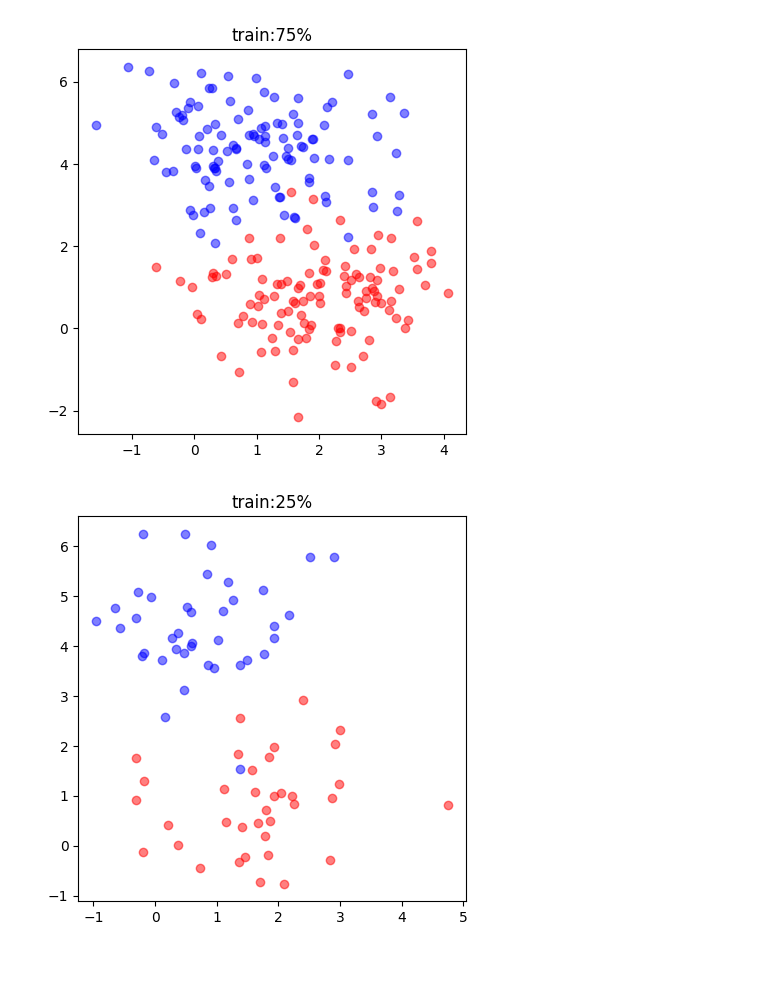
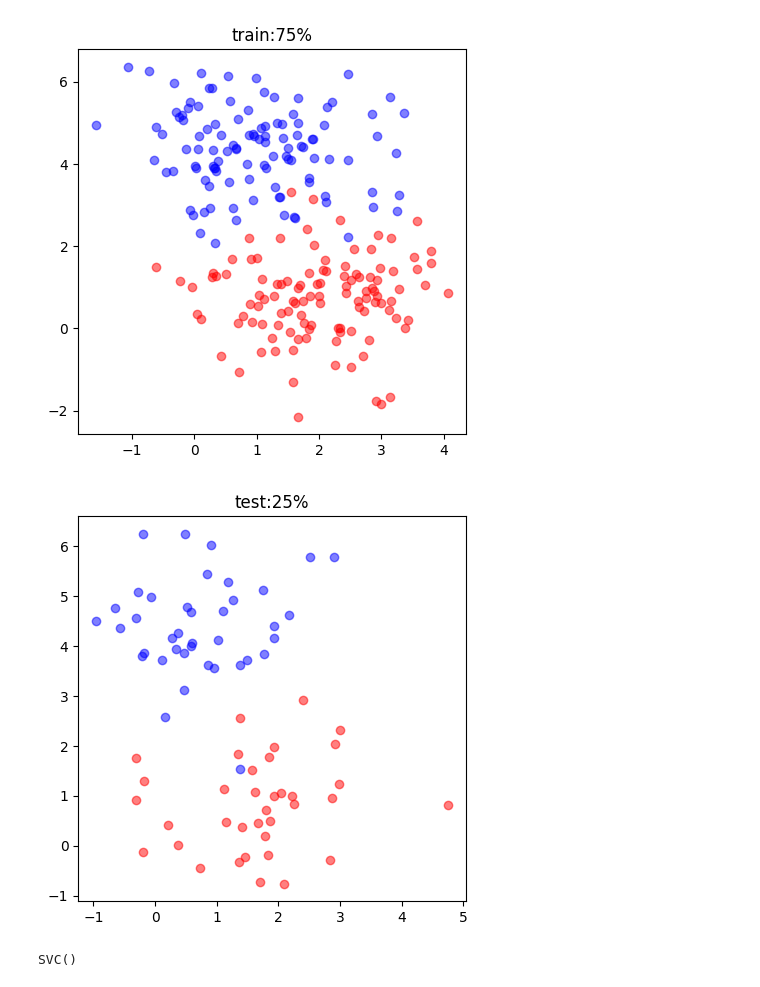
Before and after one commit to thekaszsz/ML_book, a Jupyter notebook: ML_Test.ipynb, the cells around one changed output. Drawn from its saved outputs; the diff is of its cells as text; code cells hidden in the pictures.

```diff
--- a/ML_Test.ipynb
+++ b/ML_Test.ipynb
@@ -56,13 +56,20 @@ plt.show()
 # %%
 df = pd.DataFrame(X_test)
 df['target'] = y_test
 
 df0 = df[df['target'] == 0]
 df1 = df[df['target'] == 1]
 plt.figure(figsize =(5,5))
 plt.scatter(df0[0], df0[1], color = 'b', alpha = 0.5)
 plt.scatter(df1[0], df1[1], color = 'r', alpha = 0.5)
-plt.title('train:25%')
+plt.title('test:25%')
 plt.show()
 # %% [output]
-[figure, old version]
+[figure, new version]
+# %%
+from sklearn import svm
+
+model = svm.SVC()
+model.fit(X_train, y_train)
+# %% [output]
+SVC()
```
Also changed, not shown: parts of 2 cells of this notebook.
